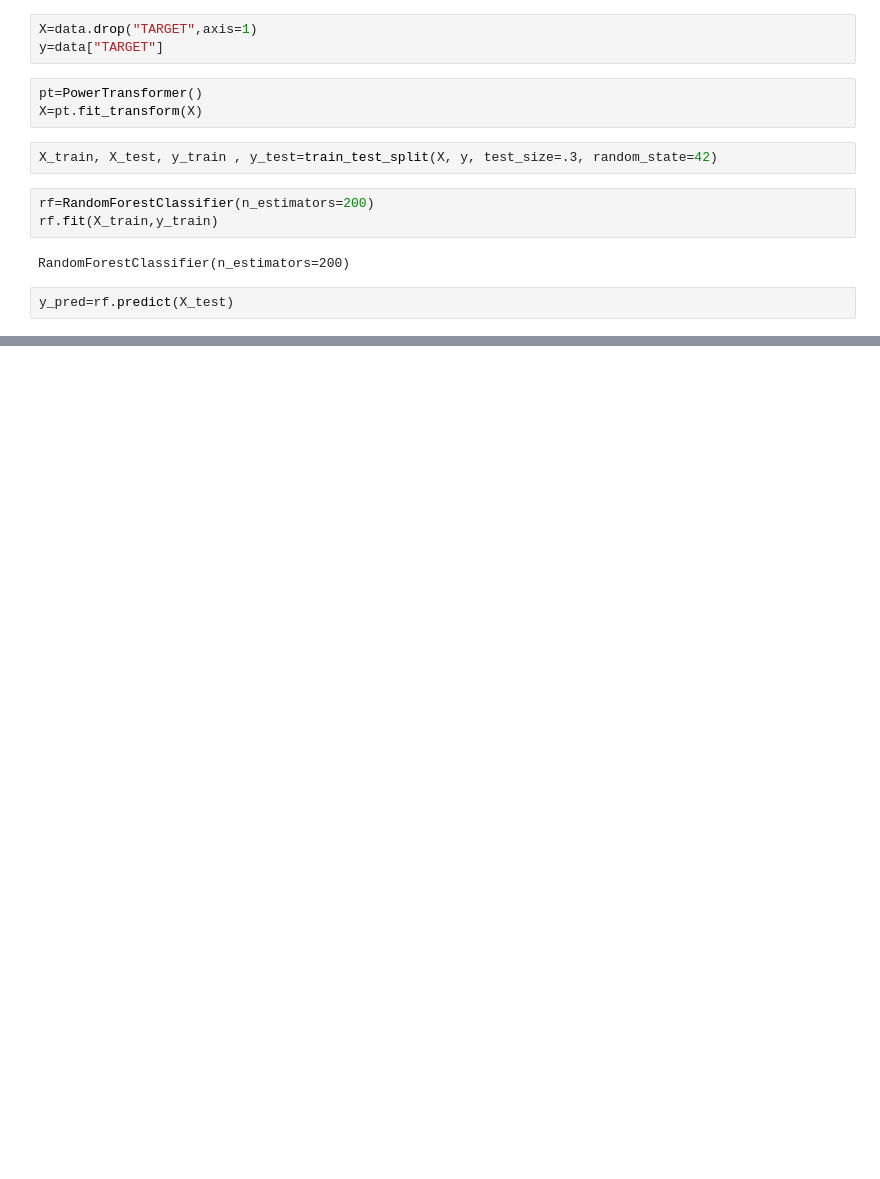
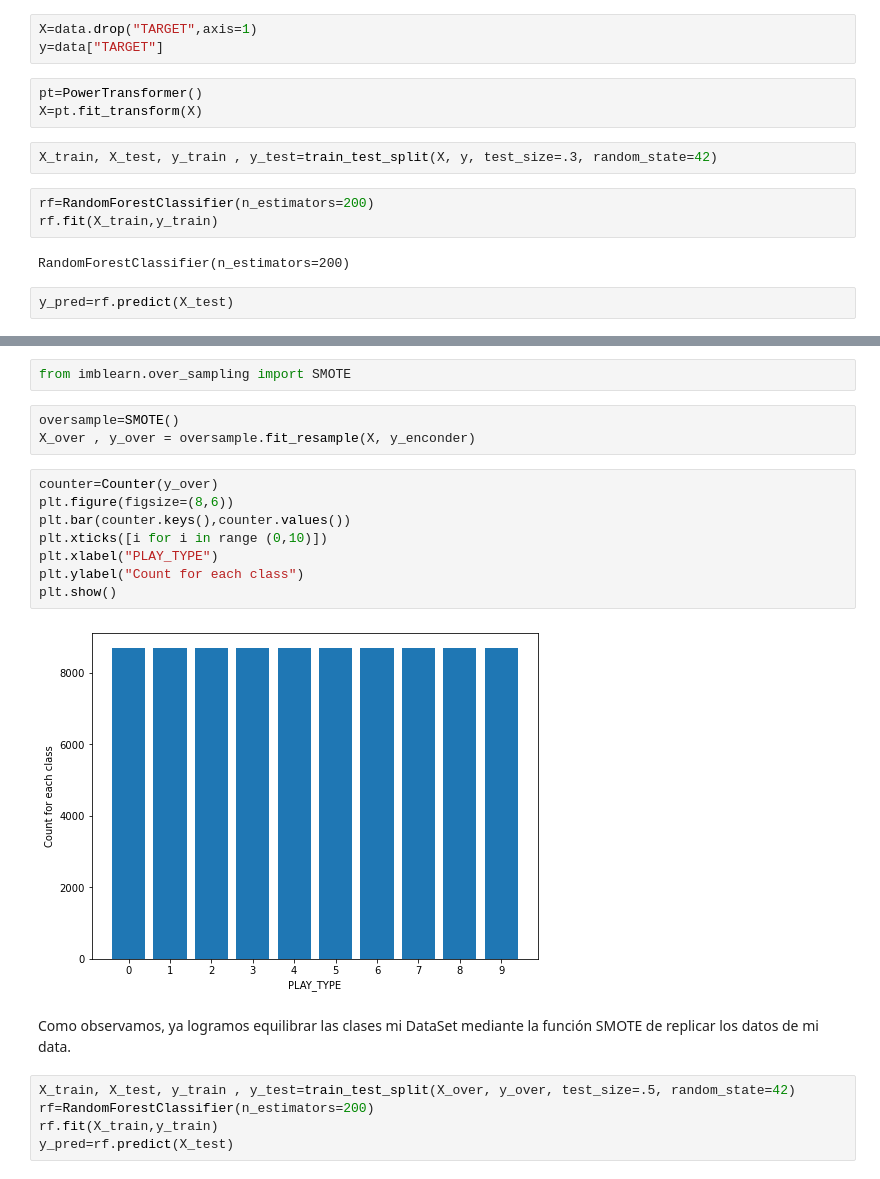
Before and after one commit to Fatbound/Portfolio, a Jupyter notebook: Oil Play Prediction/notebooks/2. optimizer.ipynb, the cells around one changed output, grey strips where cells are left out. Drawn from its saved outputs; the diff is of its cells as text; blank space fills up the shorter version.

```diff
--- a/Oil Play Prediction/notebooks/2. optimizer.ipynb
+++ b/Oil Play Prediction/notebooks/2. optimizer.ipynb
@@ -57,0 +77,22 @@ matrix(y_test,y_pred)
+# %%
+from imblearn.over_sampling import SMOTE
+# %%
+oversample=SMOTE()
+X_over , y_over = oversample.fit_resample(X, y_enconder)
+# %%
+counter=Counter(y_over)
+plt.figure(figsize=(8,6))
+plt.bar(counter.keys(),counter.values())
+plt.xticks([i for i in range (0,10)])
+plt.xlabel("PLAY_TYPE")
+plt.ylabel("Count for each class")
+plt.show()
+# %% [output]
+[figure, added]
+# %% [markdown]
+Como observamos, ya logramos equilibrar las clases mi DataSet mediante la función SMOTE de replicar los datos de mi data.
+# %%
+X_train, X_test, y_train , y_test=train_test_split(X_over, y_over, test_size=.5, random_state=42)
+rf=RandomForestClassifier(n_estimators=200)
+rf.fit(X_train,y_train)
+y_pred=rf.predict(X_test)
```
Also changed, not shown: parts of 15 cells of this notebook, 1 other file.
